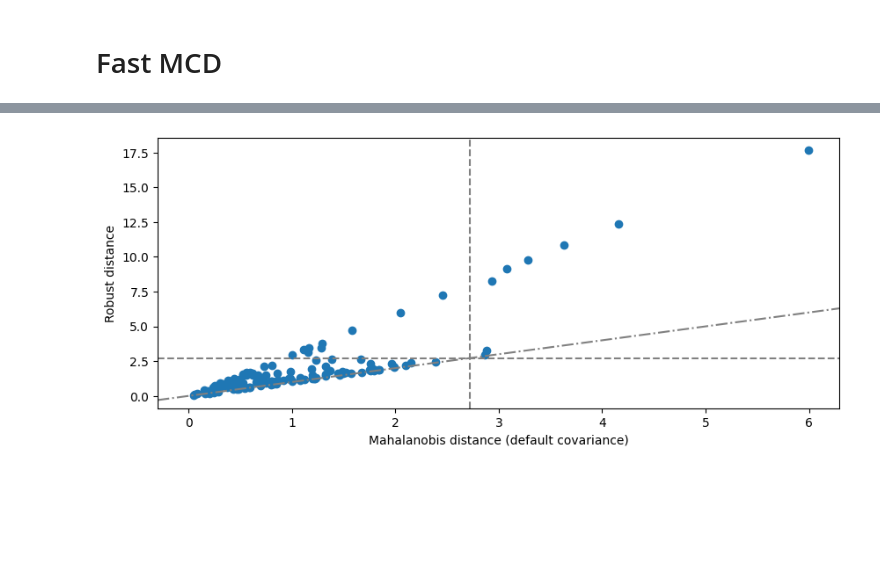
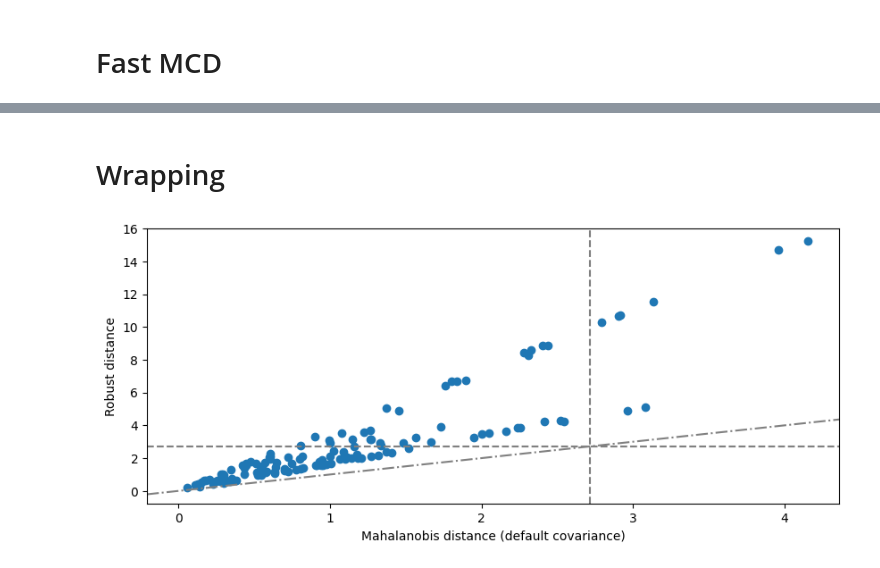
Before and after one commit to STAN-UAntwerp/robpy, a Jupyter notebook: demo_notebooks/covariance.ipynb, the cells around one changed output, grey strips where cells are left out. Cells and saved outputs as stored; diff of their text form; code cells hidden in the pictures; blank space fills up the shorter version.

Commit message:
feat: add wrapping covariance estimator

```diff
--- a/demo_notebooks/covariance.ipynb
+++ b/demo_notebooks/covariance.ipynb
@@ -26,4 +29,7 @@ mcd = FastMCDEstimator().fit(X)
-# %%
-fig = mcd.distance_distance_plot()
-# %% [output]
-[figure, removed]
+# %% [markdown]
+# Wrapping
+# %%
+wrapcov = WrappingCovarianceEstimator().fit(X)
+fig = wrapcov.distance_distance_plot()
+# %% [output]
+[figure, added]
```
Also changed, not shown: parts of 2 cells of this notebook, 7 other files.
